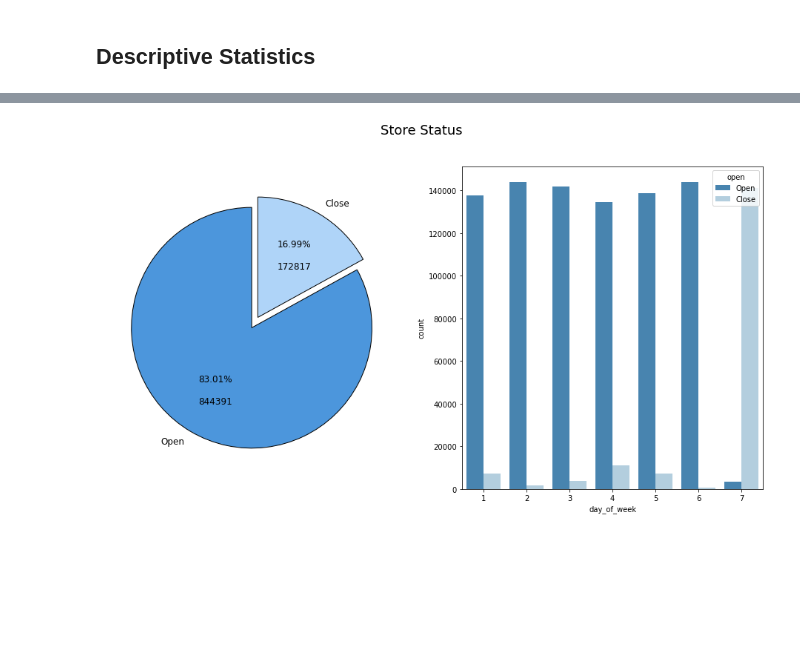
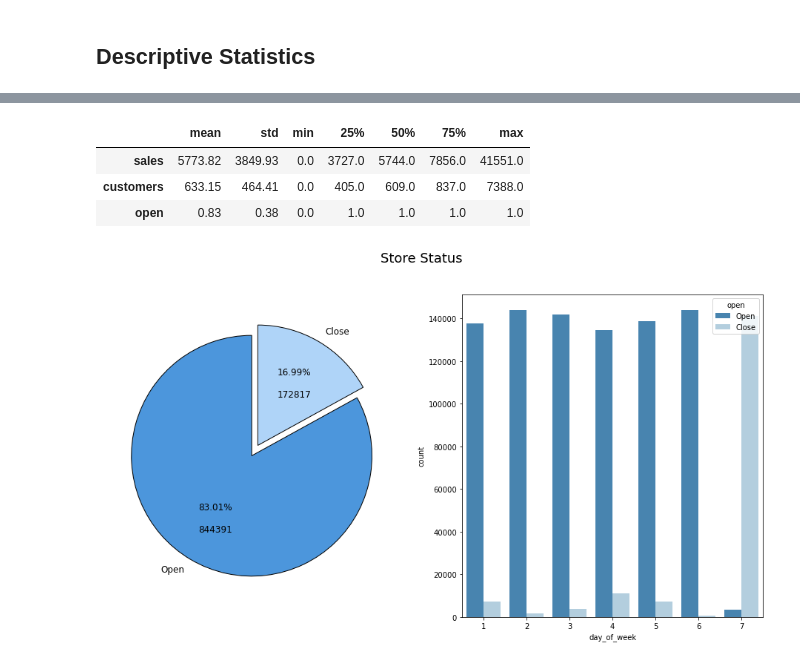
Before and after one commit to alyssonvidal/Rossmann-Sales-Forecast, a Jupyter notebook: notebooks/rossmann_02_eda.ipynb, the cells around one changed output, grey strips where cells are left out. Drawn from its saved outputs; the diff is of its cells as text; code cells hidden in the pictures; blank space fills up the shorter version.

```diff
--- a/notebooks/rossmann_02_eda.ipynb
+++ b/notebooks/rossmann_02_eda.ipynb
@@ -90,6 +111,16 @@ m
 | 17 | competition_open_since | 0.0 | 1386.0 | 1386.0 | 55.976063 | 46.0 | 59.504257 | 9.419469 | 184.080048 |
 | 18 | promo_open_since | 0.0 | 24187.0 | 24187.0 | 12085.147083 | 70.0 | 12072.890704 | 0.002252 | -1.999993 |
 | 19 | is_promo_month | 0.0 | 1.0 | 1.0 | 0.171835 | 0.0 | 0.377237 | 1.739838 | 1.027039 |
+# %%
+sales_resume=round(data[['sales','customers','open']].describe().T,2).drop('count',axis=1)
+di.export(sales_resume,'../images/df_stats.png')
+# %%
+sales_resume
+# %% [output]
+|  | mean | std | min | 25% | 50% | 75% | max |
+| sales | 5773.82 | 3849.93 | 0.0 | 3727.0 | 5744.0 | 7856.0 | 41551.0 |
+| customers | 633.15 | 464.41 | 0.0 | 405.0 | 609.0 | 837.0 | 7388.0 |
+| open | 0.83 | 0.38 | 0.0 | 1.0 | 1.0 | 1.0 | 1.0 |
 # %%
 data_eda=data.copy()
 # %%
```
Also changed, not shown: parts of 11 cells of this notebook, 9 other files.
